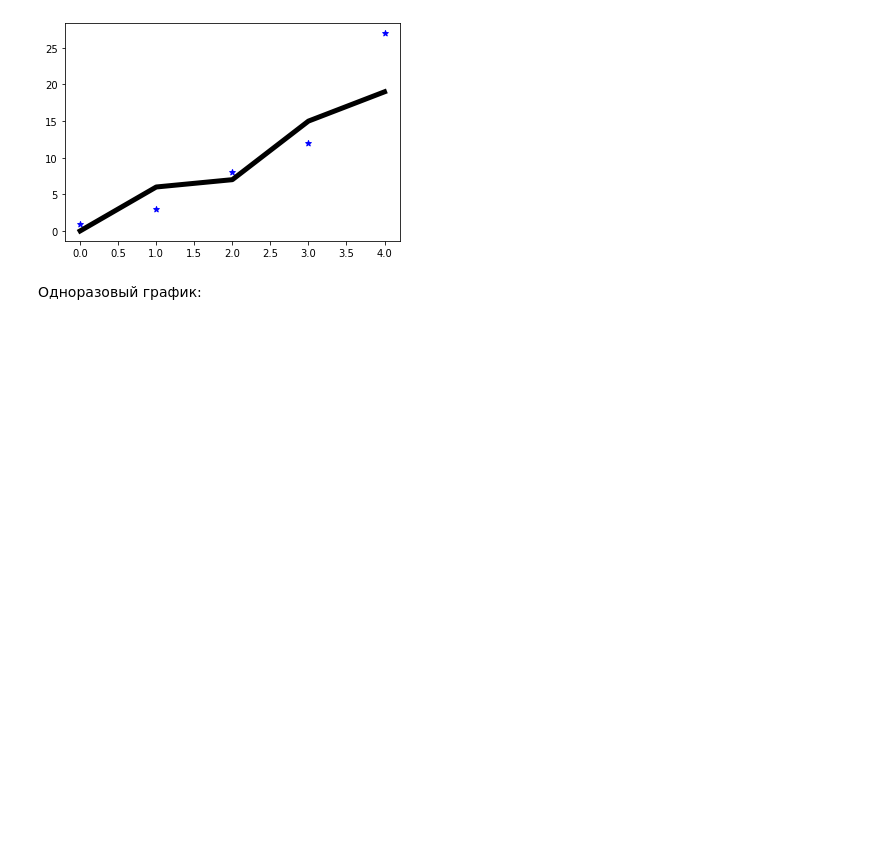
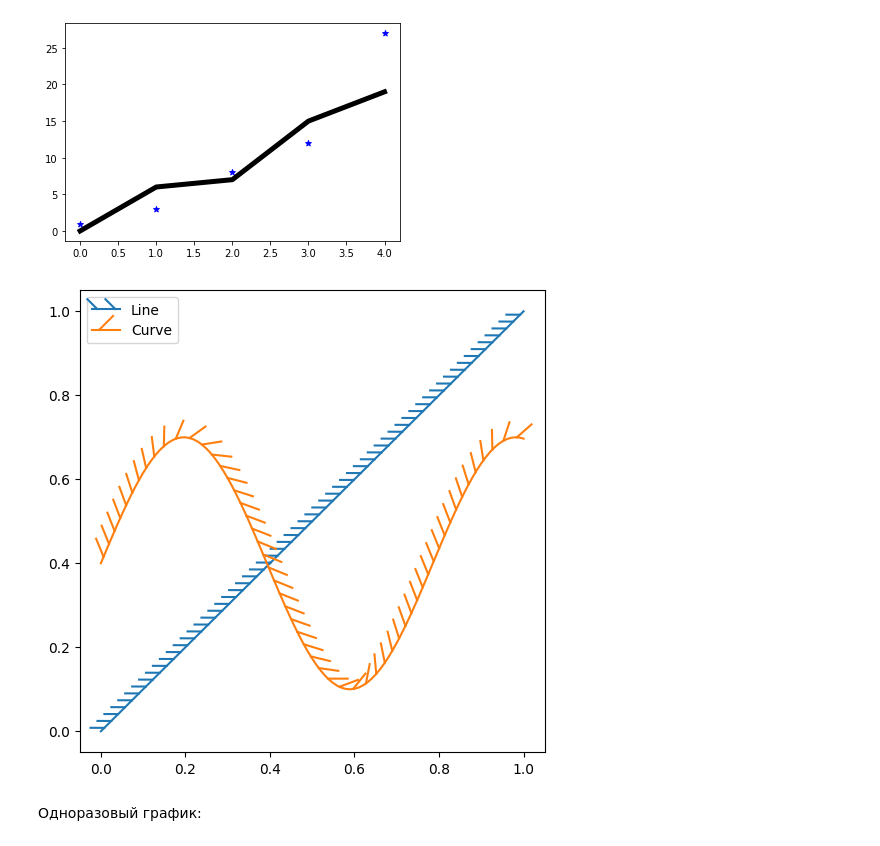
Before and after one commit to PolyanskayaP/FMMRAZ_6sem, a Jupyter notebook: prob_FMMRAZ.ipynb, the cells around one changed output. Saved outputs shown, nothing was run; the diff lists cells and outputs as text; code cells hidden in the pictures; blank space fills up the shorter version.

```diff
--- a/prob_FMMRAZ.ipynb
+++ b/prob_FMMRAZ.ipynb
@@ -105,6 +105,27 @@ ax.scatter([0, 1, 2, 3, 4], [1, 3, 8, 12, 27], color = 'blue', marker = '*')  #
 plt.show()
 # %% [output]
 [figure]
+# %%
+import numpy as np
+import matplotlib.pyplot as plt
+from matplotlib import patheffects
+
+# Plot a straight diagonal line with ticked style path
+fig, ax = plt.subplots(figsize=(6, 6))
+ax.plot([0, 1], [0, 1], label="Line",
+        path_effects=[patheffects.withTickedStroke(spacing=7, angle=135)])
+
+# Plot a curved line with ticked style path
+nx = 101
+x = np.linspace(0.0, 1.0, nx)
+y = 0.3*np.sin(x*8) + 0.4
+ax.plot(x, y, label="Curve", path_effects=[patheffects.withTickedStroke()])
+
+ax.legend()
+
+plt.show()
+# %% [output]
+[figure, added]
 # %% [markdown]
 Одноразовый график:
 # %%
```
Also changed, not shown: parts of 13 cells of this notebook.
